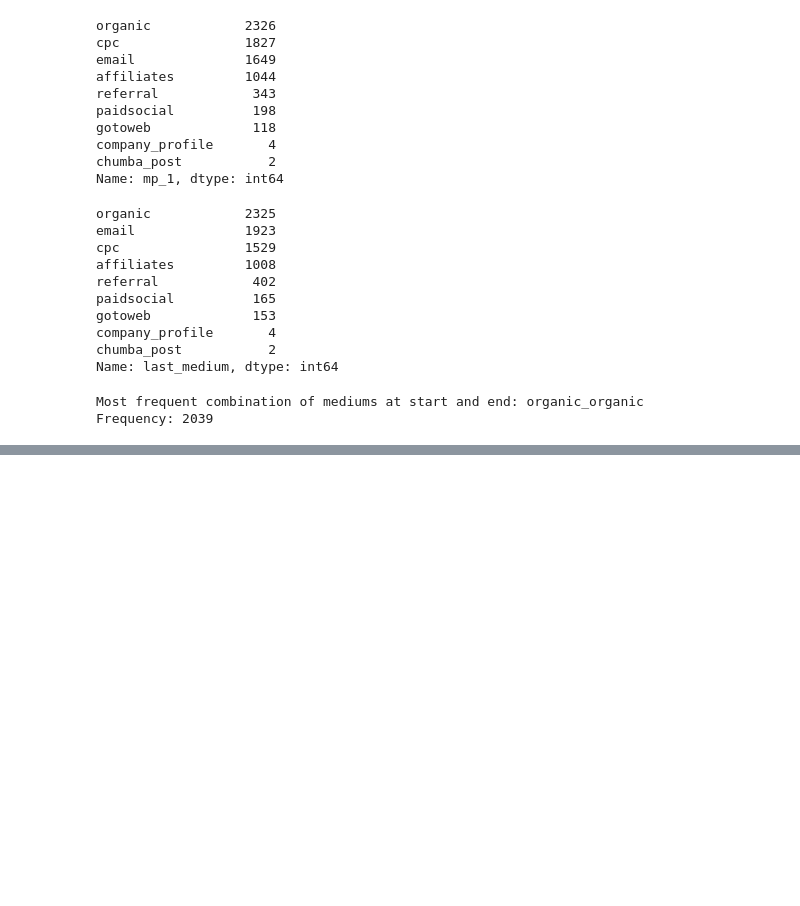
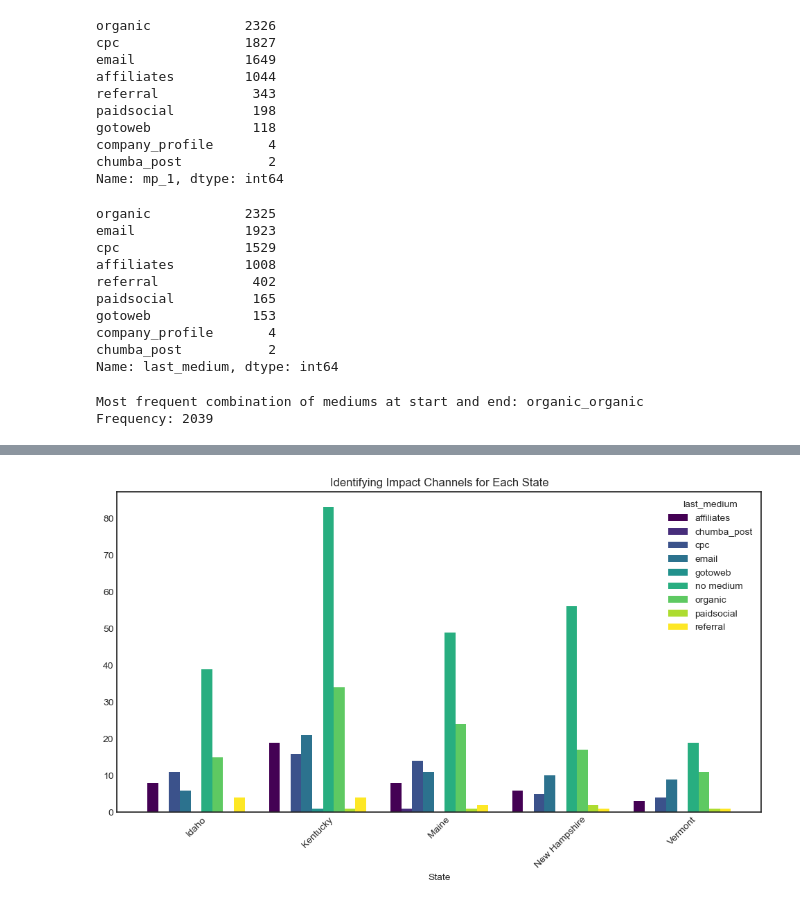
Before and after one commit to Andreadatalu/Marketing_analyst_challenge_2024, a Jupyter notebook: Marketing Analyst - Challenge - Part 2/Marketing Analyst - Challenge - Part 2 [Analysis].ipynb, the cells around one changed output, grey strips where cells are left out. Drawn from its saved outputs; the diff is of its cells as text; code cells hidden in the pictures; blank space fills up the shorter version.

```diff
--- a/Marketing Analyst - Challenge - Part 2/Marketing Analyst - Challenge - Part 2 [Analysis].ipynb
+++ b/Marketing Analyst - Challenge - Part 2/Marketing Analyst - Challenge - Part 2 [Analysis].ipynb
@@ -25,5 +44,8 @@ data.head()
 # %% [markdown]
 # General analysis with or without conversion
+# %%
+# Reemplazar 'Other' por 'Unknown' en la columna 'state_fill'
+data['state_fill'] = data['state_fill'].replace('Other', 'Unknown')
 # %%
 # Count the frequency of each state
 frecuencia_estados = data['state_fill'].value_counts()
@@ -680,0 +732,8 @@ plt.show()
+# %%
+# Top 5 states with the highest CR divided by channel
+
+estados_especificos = ['Vermont', 'Maine', 'New Hampshire', 'Idaho', 'Kentucky']
+conversion_data_especifico = conversion_data[conversion_data['state_fill'].isin(estados_especificos)]
+suma_last_medium_por_estado = conversion_data_especifico.groupby('state_fill')['last_medium'].value_counts()
+print("Sum of last_medium by state:")
+print(suma_last_medium_por_estado)
@@ -680,0 +758,10 @@ plt.show()
+# %%
+# Graficar los resultados como un gráfico de barras
+suma_last_medium_por_estado.unstack().plot(kind='bar', figsize=(12, 6), width=0.8, align='center', cmap='viridis')
+plt.title('Identifying Impact Channels for Each State')
+plt.xlabel('State')
+plt.ylabel('')
+plt.xticks(rotation=45)
+plt.show()
+# %% [output]
+[figure, added]
```
Also changed, not shown: parts of 31 cells of this notebook.
